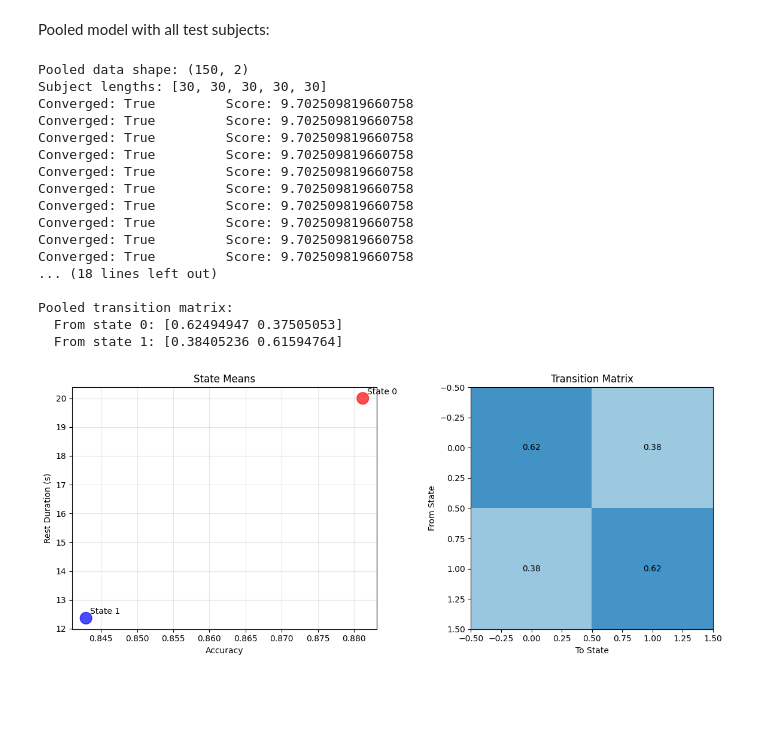
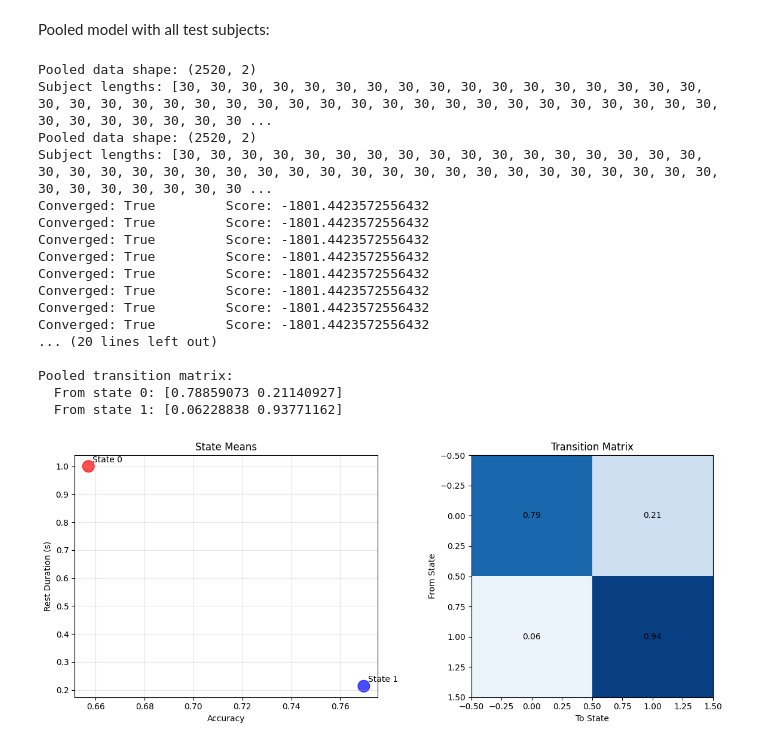
Before and after one commit to nklevak/CognitiveFatigue_TaskSpecificity, a Jupyter notebook: HMM_modeling/hmmlearn_implementation/1_test_HMMlearn.ipynb, the cells around one changed output. Drawn from its saved outputs; the diff is of its cells as text; code cells hidden in the pictures; blank space fills up the shorter version.

Commit message:
fully pooled model runs

```diff
--- a/HMM_modeling/hmmlearn_implementation/1_test_HMMlearn.ipynb
+++ b/HMM_modeling/hmmlearn_implementation/1_test_HMMlearn.ipynb
@@ -108,5 +124,7 @@ Transition matrix for subject 10:
 # %% [markdown]
 Pooled model with all test subjects:
+# %%
+test_subjects = list(subject_data.keys())#all subjects
 # %%
 # Combine all subjects
 all_obs = []
@@ -124,6 +142,10 @@ pooled_obs = np.vstack(all_obs)
 print(f"Pooled data shape: {pooled_obs.shape}")
 print(f"Subject lengths: {lengths}")
 
+pooled_obs[:, 1] = pooled_obs[:, 1] / 20  # Scale rest to 0-1 range
+print(f"Pooled data shape: {pooled_obs.shape}")
+print(f"Subject lengths: {lengths}")
+
 scores = list()
 models = list()
 for n_components in range(1, 3):
@@ -131,9 +153,9 @@ for n_components in range(1, 3):
         pooled_model = hmm.GaussianHMM(n_components=n_components, covariance_type="full",
                                       n_iter=50, random_state=idx)
         pooled_model.fit(pooled_obs, lengths=lengths)
-        models.append(model)
-        scores.append(model.score(obs))
-        print(f'Converged: {model.monitor_.converged}\t\t'
+        models.append(pooled_model)
+        scores.append(pooled_model.score(pooled_obs, lengths=lengths))
+        print(f'Converged: {pooled_model.monitor_.converged}\t\t'
               f'Score: {scores[-1]}')
 
 # get the best model
@@ -164,46 +186,46 @@ try:
     ax1.scatter(pooled_model.means_[:, 0], pooled_model.means_[:, 1],
                s=200, alpha=0.7, c=['red', 'blue'])
     for i, mean in enumerate(pooled_model.means_):
         ax1.annotate(f'State {i}', (mean[0], mean[1]),
                    xytext=(5, 5), textcoords='offset points')
     ax1.set_xlabel('Accuracy')
     ax1.set_ylabel('Rest Duration (s)')
     ax1.set_title('State Means')
     ax1.grid(True, alpha=0.3)
 
     # Plot transition matrix
     im = ax2.imshow(pooled_model.transmat_, cmap='Blues', vmin=0, vmax=1)
     ax2.set_title('Transition Matrix')
     ax2.set_xlabel('To State')
     ax2.set_ylabel('From State')
     for i in range(2):
         for j in range(2):
             ax2.text(j, i, f'{pooled_model.transmat_[i,j]:.2f}',
                    ha='center', va='center')
 
     plt.tight_layout()
     plt.show()
     # plt.savefig('hmm_test_results.png', dpi=150, bbox_inches='tight')
     # print(f"\n Plot saved as 'hmm_test_results.png'")
 
 except Exception as e:
     print(f"Plotting failed: {e}")
 # %% [output]
-Pooled data shape: (150, 2)
-Subject lengths: [30, 30, 30, 30, 30]
-Converged: True         Score: 9.702509819660758
-Converged: True         Score: 9.702509819660758
-Converged: True         Score: 9.702509819660758
-Converged: True         Score: 9.702509819660758
-Converged: True         Score: 9.702509819660758
-Converged: True         Score: 9.702509819660758
-Converged: True         Score: 9.702509819660758
-Converged: True         Score: 9.702509819660758
-Converged: True         Score: 9.702509819660758
-Converged: True         Score: 9.702509819660758
-... (18 lines left out)
+Pooled data shape: (2520, 2)
+Subject lengths: [30, 30, 30, 30, 30, 30, 30, 30, 30, 30, 30, 30, 30, 30, 30, 30, 30, 30, 30, 30, 30, 30, 30, 30, 30, 30, 30, 30, 30, 30, 30, 30, 30, 30, 30, 30, 30, 30, 30, 30, 30, 30, 30, 30, 30, 30 ...
+Pooled data shape: (2520, 2)
+Subject lengths: [30, 30, 30, 30, 30, 30, 30, 30, 30, 30, 30, 30, 30, 30, 30, 30, 30, 30, 30, 30, 30, 30, 30, 30, 30, 30, 30, 30, 30, 30, 30, 30, 30, 30, 30, 30, 30, 30, 30, 30, 30, 30, 30, 30, 30, 30 ...
+Converged: True         Score: -1801.4423572556432
+Converged: True         Score: -1801.4423572556432
+Converged: True         Score: -1801.4423572556432
+Converged: True         Score: -1801.4423572556432
+Converged: True         Score: -1801.4423572556432
+Converged: True         Score: -1801.4423572556432
+Converged: True         Score: -1801.4423572556432
+Converged: True         Score: -1801.4423572556432
+... (20 lines left out)
 
 Pooled transition matrix:
-  From state 0: [0.62494947 0.37505053]
-  From state 1: [0.38405236 0.61594764]
+  From state 0: [0.78859073 0.21140927]
+  From state 1: [0.06228838 0.93771162]
-[figure, old version]
+[figure, new version]
```
Also changed, not shown: parts of 1 cell of this notebook.
